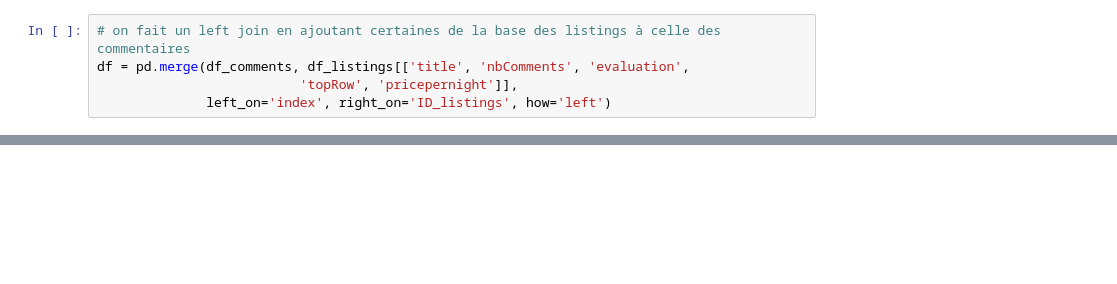
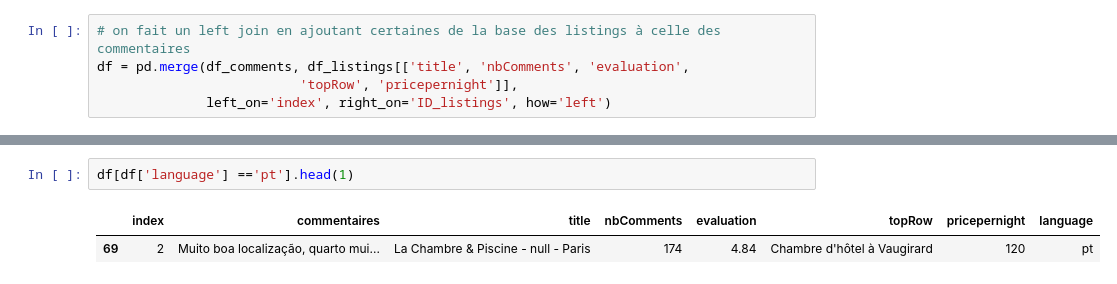
Before and after one commit to Gil97-tech/TP2A, a Jupyter notebook: Modelisation_sentiment_analysis.ipynb, the cells around one changed output, grey strips where cells are left out. Drawn from its saved outputs; the diff is of its cells as text; blank space fills up the shorter version.

```diff
--- a/Modelisation_sentiment_analysis.ipynb
+++ b/Modelisation_sentiment_analysis.ipynb
@@ -148,0 +208,5 @@ df
+# %%
+df[df['language'] =='pt'].head(1)
+# %% [output]
+|  | index | commentaires | title | nbComments | evaluation | topRow | pricepernight | language |
+| 69 | 2 | Muito boa localização, quarto mui... | La Chambre & Piscine - null - Paris | 174 | 4.84 | Chambre d'hôtel à Vaugirard | 120 | pt |
```
Also changed, not shown: parts of 23 cells of this notebook.
